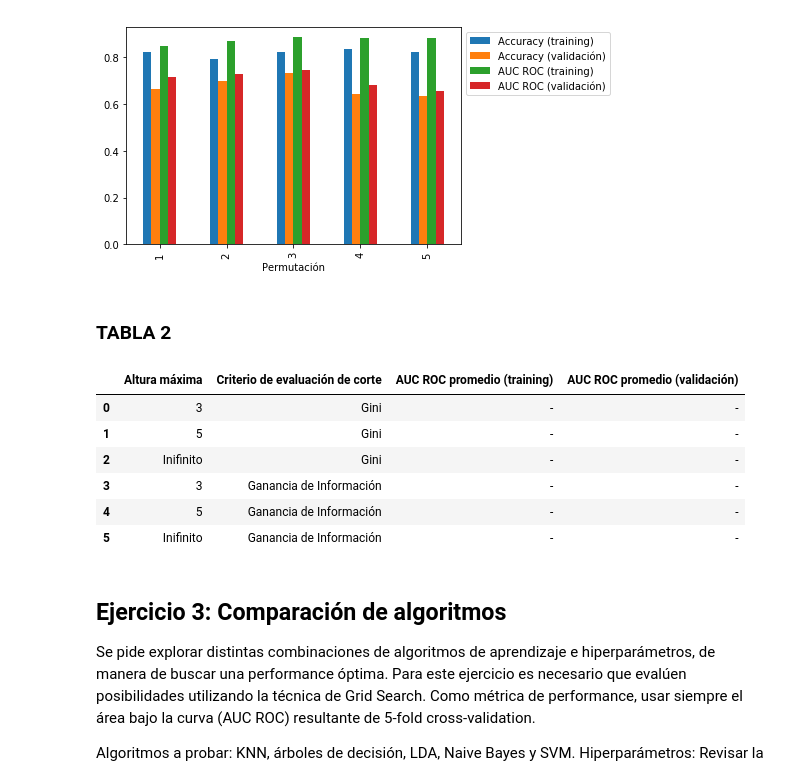
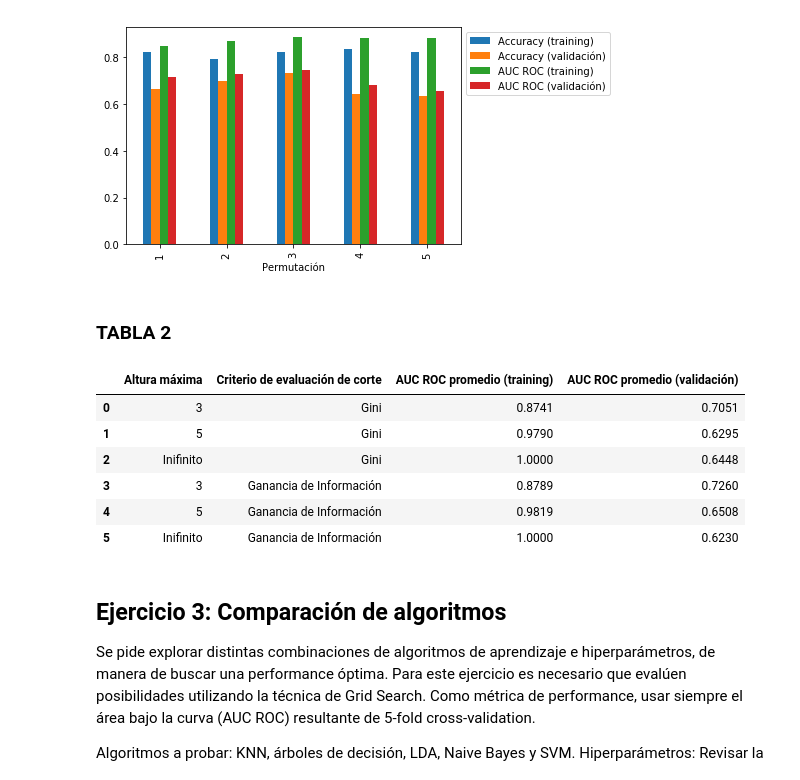
Before and after one commit to griquelme/aa-TP1, a Jupyter notebook: TP1.ipynb, the cells around one changed output. Drawn from its saved outputs; the diff is of its cells as text; code cells hidden in the pictures.

```diff
--- a/TP1.ipynb
+++ b/TP1.ipynb
@@ -214,10 +214,10 @@ y_dev_np = np.array(y_dev).ravel()
 ## Objetivo: accuracies_training, accuracies_validation, aucs_training y aucs_validation asignados
 np.random.seed(SEED)
 metrics = ["accuracy", "roc_auc"]
-kfolds = 5
 tree_clf = sklearn.tree.DecisionTreeClassifier(max_depth=3)
-kfold_cv = sklearn.model_selection.KFold(n_splits=kfolds)
-cv_metrics = sklearn.model_selection.cross_validate(tree_clf, X_dev_np, y=y_dev_np, cv=kfold_cv, scoring=metrics)
+kfold = sklearn.model_selection.KFold(n_splits=5)
+cv_metrics = sklearn.model_selection.cross_validate(tree_clf, X_dev_np,
+                                                    y=y_dev_np, cv=kfold, scoring=metrics)
 #########################################################
 
 df = pd.DataFrame(index=range(1,6))
@@ -249,39 +249,41 @@ TABLA 1
 # %%
 resultados_training = []
 resultados_validation = []
 
 ########################################################
 ## AQUI VA SU CODIGO
 ## Objetivo: resultados_training y resultados_validation asignadas
 #
 ## Recomendamos seguir el siguiente esquema:
 np.random.seed(SEED)
-# for criterio in ["gini", "entropy"]:
-#     for altura in [3, 5, None]:
-#         CODIGO AQUI.
-#         resultados_training.append( <RESULTADO_TRAINING> )
-#         resultados_validation.append( <RESULTADO_VALIDATION> )
+for criterio in ["gini", "entropy"]:
+    for altura in [3, 5, None]:
+        kfold = sklearn.model_selection.KFold(n_splits=5)
+        tree_clf = sklearn.tree.DecisionTreeClassifier(criterion=criterio, max_depth=altura)
+        cv_metrics = sklearn.model_selection.cross_validate(tree_clf, X_dev_np, y=y_dev_np, cv=kfold, scoring="roc_auc")
+        resultados_training.append(cv_metrics["train_score"].mean())
+        resultados_validation.append(cv_metrics["test_score"].mean())
 #########################################################
 
 df = pd.DataFrame(index=range(0,6))
 
 df["Altura máxima"] = [3, 5, "Inifinito"] * 2
 df["Criterio de evaluación de corte"] = ["Gini"] * 3 + ["Ganancia de Información"] * 3
-df["AUC ROC promedio (training)"] = ["-"] * 6 # reemplazar por resultados_training
-df["AUC ROC promedio (validación)"] = ["-"] * 6 # reemplazar por resultados_validation
+df["AUC ROC promedio (training)"] = resultados_training
+df["AUC ROC promedio (validación)"] = resultados_validation
 
 
 display(HTML("<h3> TABLA 2 </h3>"))
 display(df)
 # %% [output]
 TABLA 2
 |  | Altura máxima | Criterio de evaluación de corte | AUC ROC promedio (training) | AUC ROC promedio (validación) |
-| 0 | 3 | Gini | - | - |
-| 1 | 5 | Gini | - | - |
-| 2 | Inifinito | Gini | - | - |
-| 3 | 3 | Ganancia de Información | - | - |
-| 4 | 5 | Ganancia de Información | - | - |
-| 5 | Inifinito | Ganancia de Información | - | - |
+| 0 | 3 | Gini | 0.8741 | 0.7051 |
+| 1 | 5 | Gini | 0.9790 | 0.6295 |
+| 2 | Inifinito | Gini | 1.0000 | 0.6448 |
+| 3 | 3 | Ganancia de Información | 0.8789 | 0.7260 |
+| 4 | 5 | Ganancia de Información | 0.9819 | 0.6508 |
+| 5 | Inifinito | Ganancia de Información | 1.0000 | 0.6230 |
 # %% [markdown]
 ## Ejercicio 3: Comparación de algoritmos
 
```
